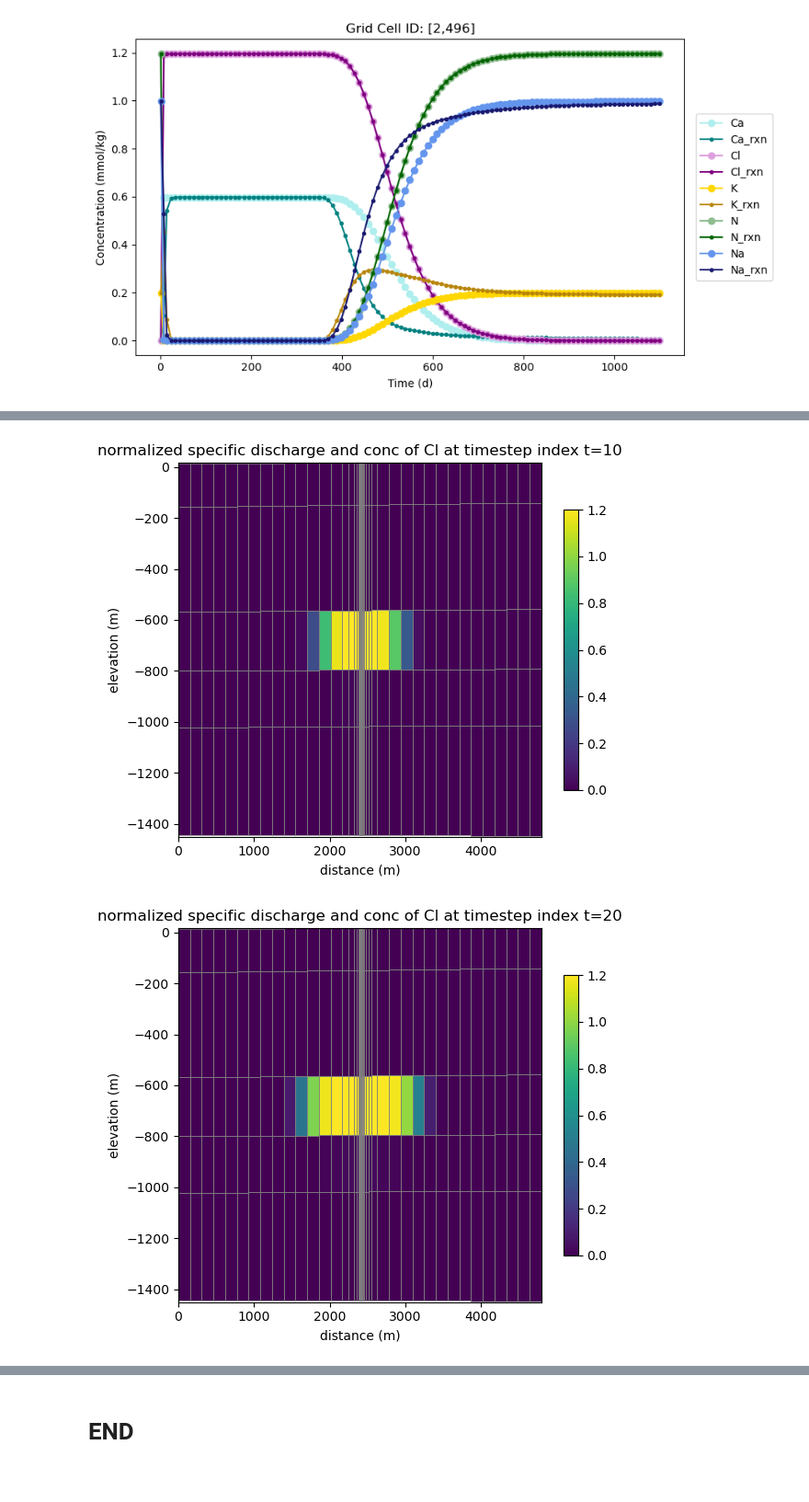
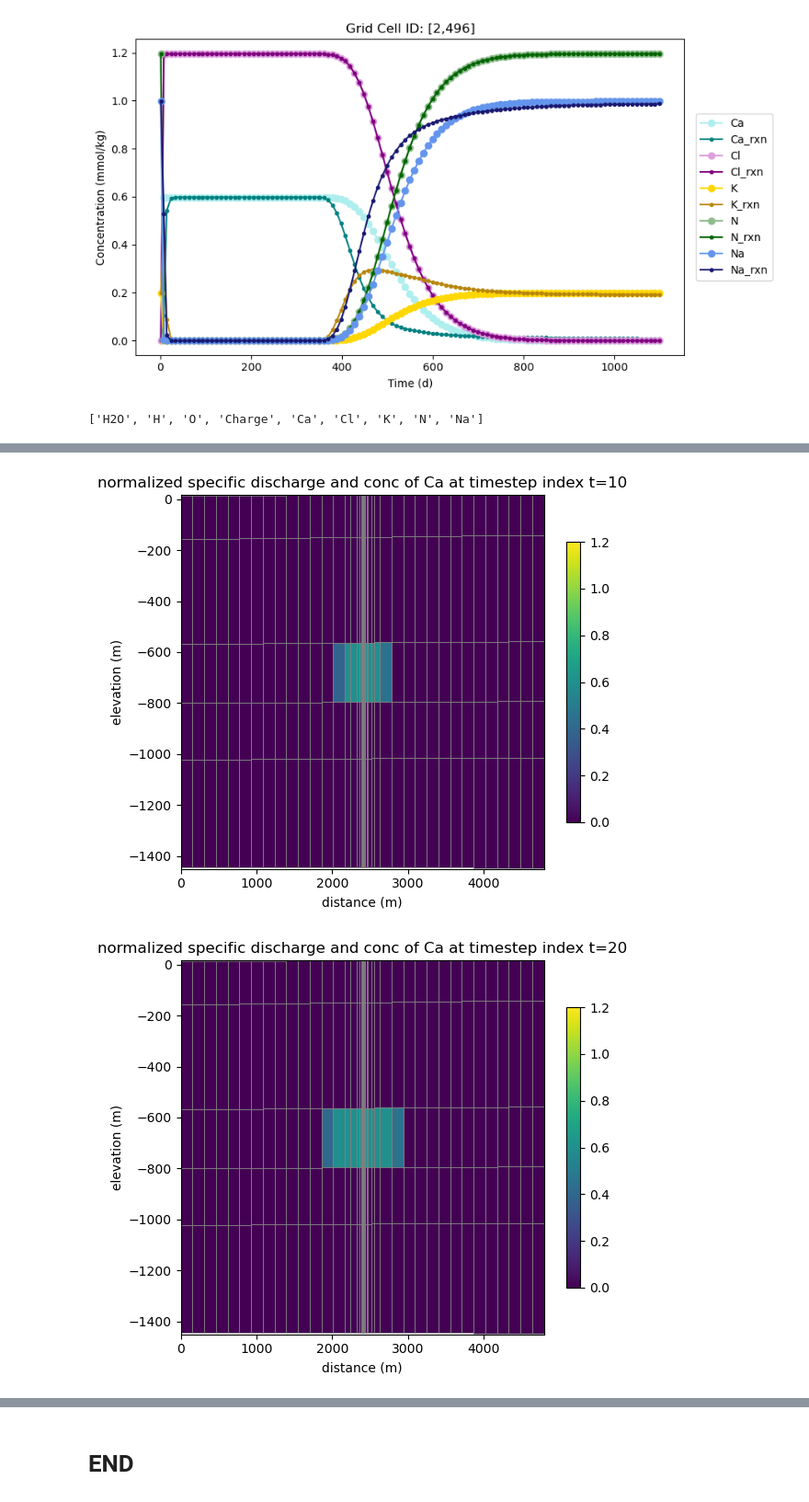
Before and after one commit to LimnoTech/mf6rtm-asr-example, a Jupyter notebook: sims/sim01-ex11/ex11_setup.ipynb, the cells around one changed output, grey strips where cells are left out. Shown at 92% size. Cells and saved outputs as stored; diff of their text form; code cells hidden in the pictures.

```diff
--- a/sims/sim01-ex11/ex11_setup.ipynb
+++ b/sims/sim01-ex11/ex11_setup.ipynb
@@ -702,0 +714,2 @@ reaction_model.exchange_phases.data
+# %%
+reaction_model.set_componenth2o(True) # True = transport H20 and excess H & O
@@ -1385,6 +1423,10 @@ plt.tight_layout()
 plt.show()
 # %% [output]
 [figure]
+# %%
+component_name_l
+# %% [output]
+['H2O', 'H', 'O', 'Charge', 'Ca', 'Cl', 'K', 'N', 'Na']
 # %%
 
 ################################################################################
@@ -1396,7 +1438,7 @@ plot_bcs = False # if True, plots boundary conditions for wel and chd package
 normalize = True # if True, specific discharge is normalized and only shows direction
 plot_spdis = False # if True, plots specific discharge on cross section
 # component_name_l = ['H', 'O', 'Charge', 'Ca', 'Cl', 'K', 'N', 'Na']
-s = 4  # solute index for Ca
+s = component_name_l.index("Ca")  # solute index for Ca
 t_l = [0, 1,10,20, 30, 40, 50, 60, 80, -1]  # list of timestep index (NOT actual time/days)
 # OPTIONS #
 
@@ -1484,2 +1526,2 @@ for t in t_l:
-[figure, old version]
+[figure, new version]
-[figure, old version]
+[figure, new version]
```
Also changed, not shown: parts of 28 cells of this notebook, 1 other file.
